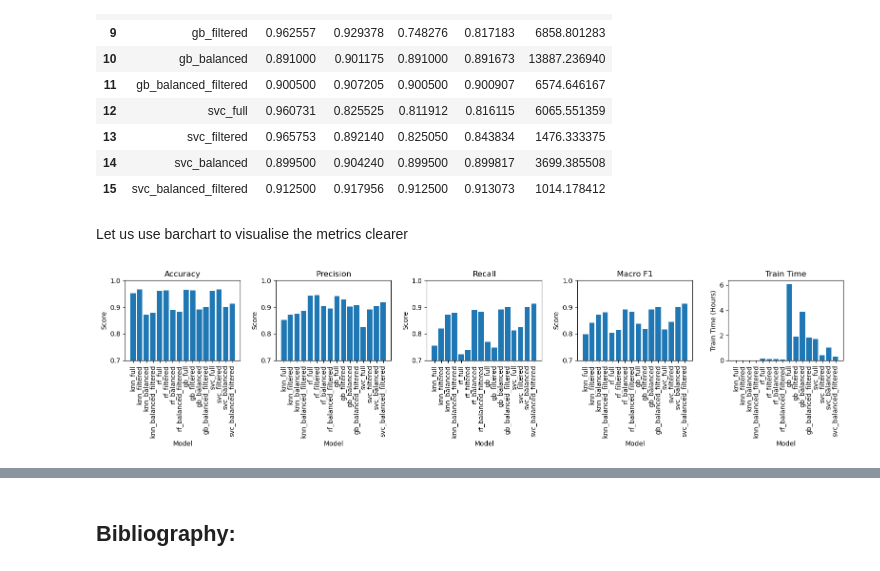
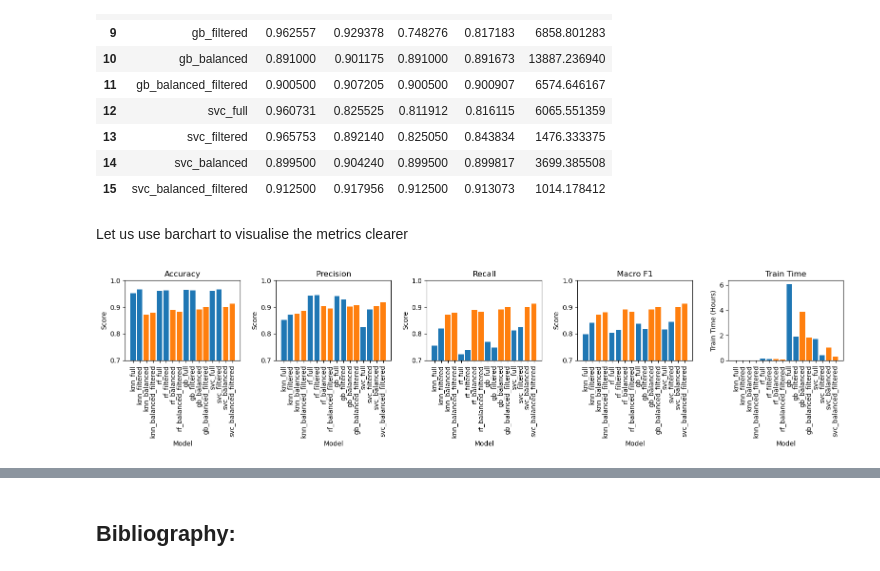
Before and after one commit to Chiuchiyin/DTSA5509-Final-Project, a Jupyter notebook: Heart Beat ECG Analysis and Classification.ipynb, the cells around one changed output, grey strips where cells are left out. Drawn from its saved outputs; the diff is of its cells as text; code cells hidden in the pictures.

```diff
--- a/Heart Beat ECG Analysis and Classification.ipynb
+++ b/Heart Beat ECG Analysis and Classification.ipynb
@@ -797,27 +797,27 @@ model_summary_df
 | 13 | svc_filtered | 0.965753 | 0.892140 | 0.825050 | 0.843834 | 1476.333375 |
 | 14 | svc_balanced | 0.899500 | 0.904240 | 0.899500 | 0.899817 | 3699.385508 |
 | 15 | svc_balanced_filtered | 0.912500 | 0.917956 | 0.912500 | 0.913073 | 1014.178412 |
-# %% [markdown]
-Let us use barchart to visualise the metrics clearer
+# %% [markdown]
+Let us use barchart to visualise the metrics clearer
 # %%
 fig, axs = plt.subplots(1, 5, figsize=(16, 4))
 metrics = ["Accuracy", "Precision", "Recall", "Macro F1"]
 
 for i, metric in enumerate(metrics):
-    axs[i].bar(model_summary_df["Name"], model_summary_df[metric])
+    axs[i].bar(model_summary_df["Name"], model_summary_df[metric],color=['#1f77b4', '#1f77b4', '#ff7f0e', '#ff7f0e'])
     axs[i].set_title(metric)
     axs[i].set_xlabel("Model")
     axs[i].set_ylabel("Score")
     axs[i].set_ylim(0.7, 1.0)
     axs[i].tick_params(axis='x', rotation=90)
 
-axs[4].bar(model_summary_df["Name"], model_summary_df["Train Time"]/3600)
+axs[4].bar(model_summary_df["Name"], model_summary_df["Train Time"]/3600,color=['#1f77b4', '#1f77b4', '#ff7f0e', '#ff7f0e'])
 axs[4].set_title("Train Time")
 axs[4].set_xlabel("Model")
 axs[4].set_ylabel("Train Time (Hours)")
 axs[4].tick_params(axis='x', rotation=90)
 
 plt.tight_layout()
 plt.show()
 # %% [output]
-[figure, old version]
+[figure, new version]
```
Also changed, not shown: parts of 67 cells of this notebook.
